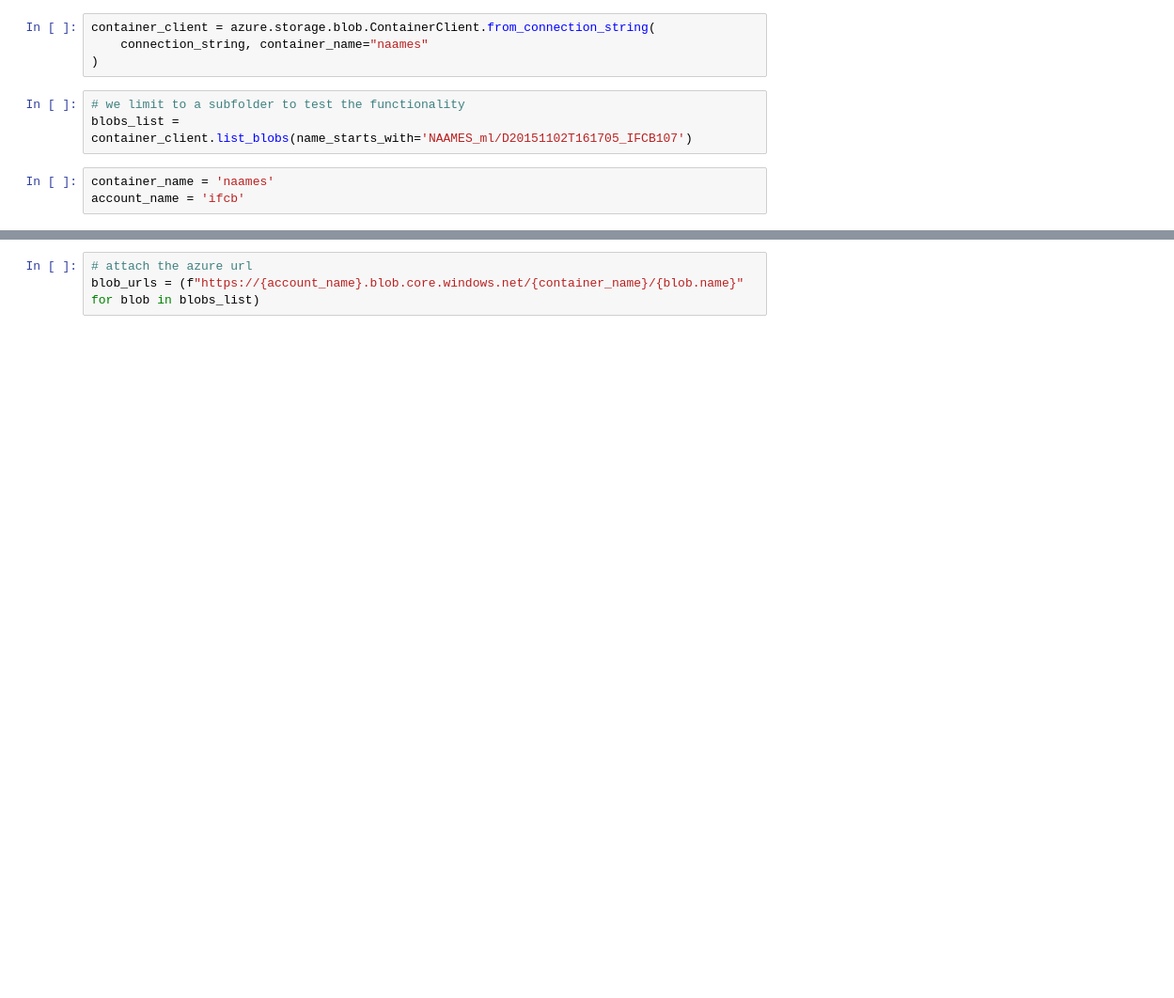
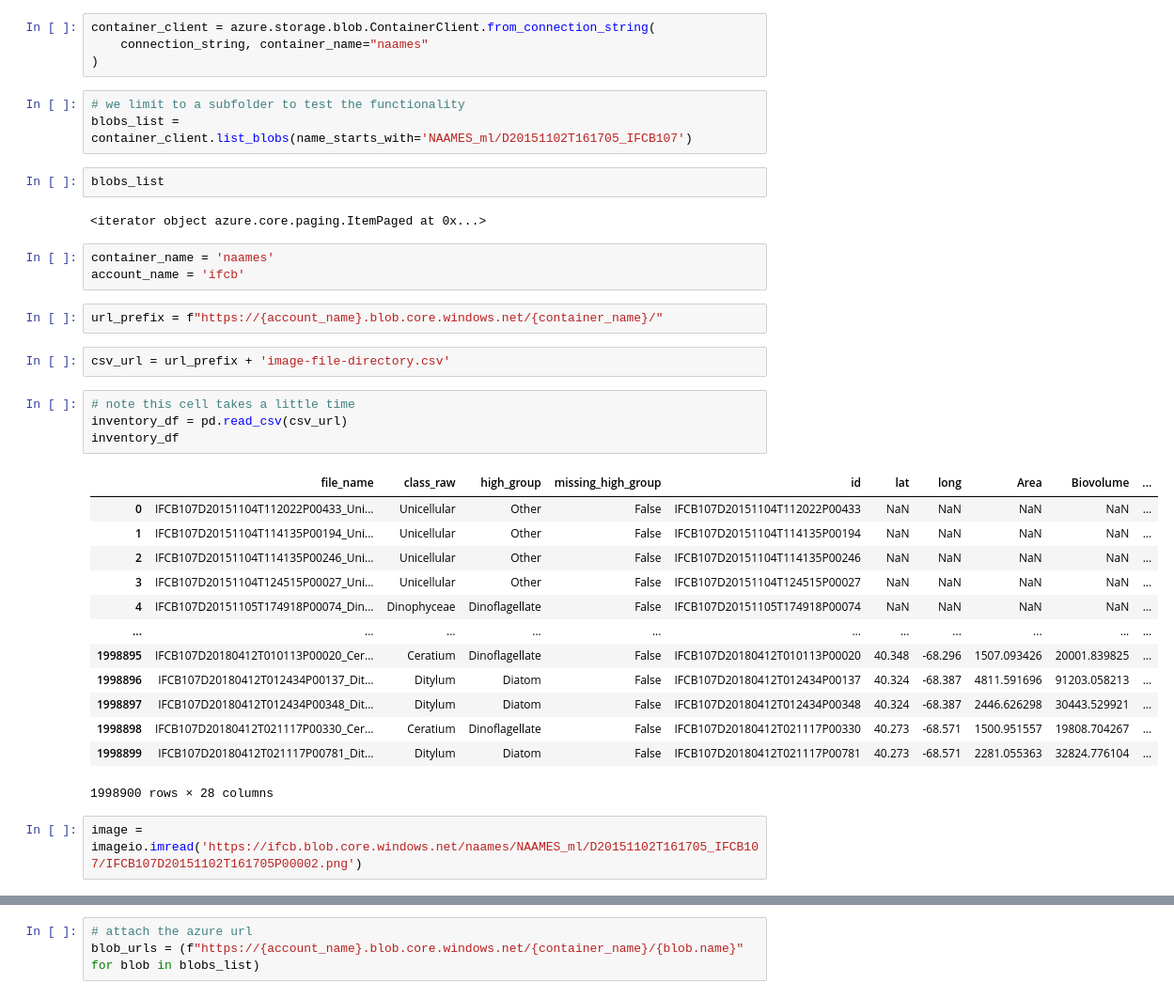
Before and after one commit to ifcb-utopia/ml-workflow, a Jupyter notebook: notebooks/AccessDataFromBlob.ipynb, the cells around one changed output, grey strips where cells are left out. Shown: that part at 94% size. Drawn from its saved outputs; the diff is of its cells as text; blank space fills up the shorter version.

```diff
--- a/notebooks/AccessDataFromBlob.ipynb
+++ b/notebooks/AccessDataFromBlob.ipynb
@@ -21,6 +21,34 @@ container_client = azure.storage.blob.ContainerClient.from_connection_string(
 # %%
 # we limit to a subfolder to test the functionality
 blobs_list = container_client.list_blobs(name_starts_with='NAAMES_ml/D20151102T161705_IFCB107')
+# %%
+blobs_list
+# %% [output]
+<iterator object azure.core.paging.ItemPaged at 0x...>
 # %%
 container_name = 'naames'
 account_name = 'ifcb'
+# %%
+url_prefix = f"https://{account_name}.blob.core.windows.net/{container_name}/"
+# %%
+csv_url = url_prefix + 'image-file-directory.csv'
+# %%
+# note this cell takes a little time
+inventory_df = pd.read_csv(csv_url)
+inventory_df
+# %% [output]
+|  | file_name | class_raw | high_group | missing_high_group | id | lat | long | Area | Biovolume | ... |
+| 0 | IFCB107D20151104T112022P00433_Uni... | Unicellular | Other | False | IFCB107D20151104T112022P00433 | NaN | NaN | NaN | NaN | ... |
+| 1 | IFCB107D20151104T114135P00194_Uni... | Unicellular | Other | False | IFCB107D20151104T114135P00194 | NaN | NaN | NaN | NaN | ... |
+| 2 | IFCB107D20151104T114135P00246_Uni... | Unicellular | Other | False | IFCB107D20151104T114135P00246 | NaN | NaN | NaN | NaN | ... |
+| 3 | IFCB107D20151104T124515P00027_Uni... | Unicellular | Other | False | IFCB107D20151104T124515P00027 | NaN | NaN | NaN | NaN | ... |
+| 4 | IFCB107D20151105T174918P00074_Din... | Dinophyceae | Dinoflagellate | False | IFCB107D20151105T174918P00074 | NaN | NaN | NaN | NaN | ... |
+| ... | ... | ... | ... | ... | ... | ... | ... | ... | ... | ... |
+| 1998895 | IFCB107D20180412T010113P00020_Cer... | Ceratium | Dinoflagellate | False | IFCB107D20180412T010113P00020 | 40.348 | -68.296 | 1507.093426 | 20001.839825 | ... |
+| 1998896 | IFCB107D20180412T012434P00137_Dit... | Ditylum | Diatom | False | IFCB107D20180412T012434P00137 | 40.324 | -68.387 | 4811.591696 | 91203.058213 | ... |
+| 1998897 | IFCB107D20180412T012434P00348_Dit... | Ditylum | Diatom | False | IFCB107D20180412T012434P00348 | 40.324 | -68.387 | 2446.626298 | 30443.529921 | ... |
+| 1998898 | IFCB107D20180412T021117P00330_Cer... | Ceratium | Dinoflagellate | False | IFCB107D20180412T021117P00330 | 40.273 | -68.571 | 1500.951557 | 19808.704267 | ... |
+| 1998899 | IFCB107D20180412T021117P00781_Dit... | Ditylum | Diatom | False | IFCB107D20180412T021117P00781 | 40.273 | -68.571 | 2281.055363 | 32824.776104 | ... |
+1998900 rows × 28 columns
+# %%
+image = imageio.imread('https://ifcb.blob.core.windows.net/naames/NAAMES_ml/D20151102T161705_IFCB107/IFCB107D20151102T161705P00002.png')
```
Also changed, not shown: parts of 13 cells of this notebook.
